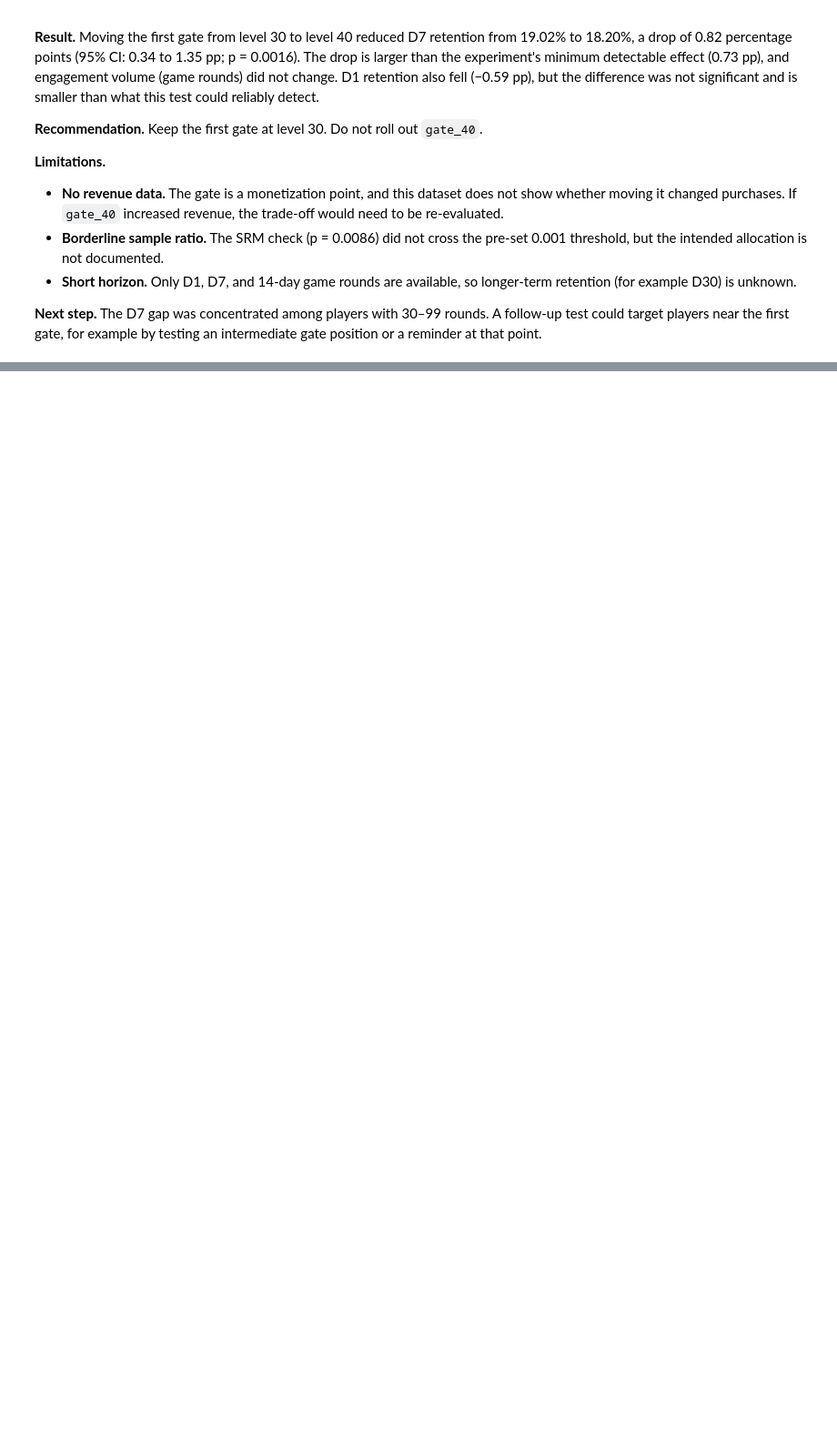
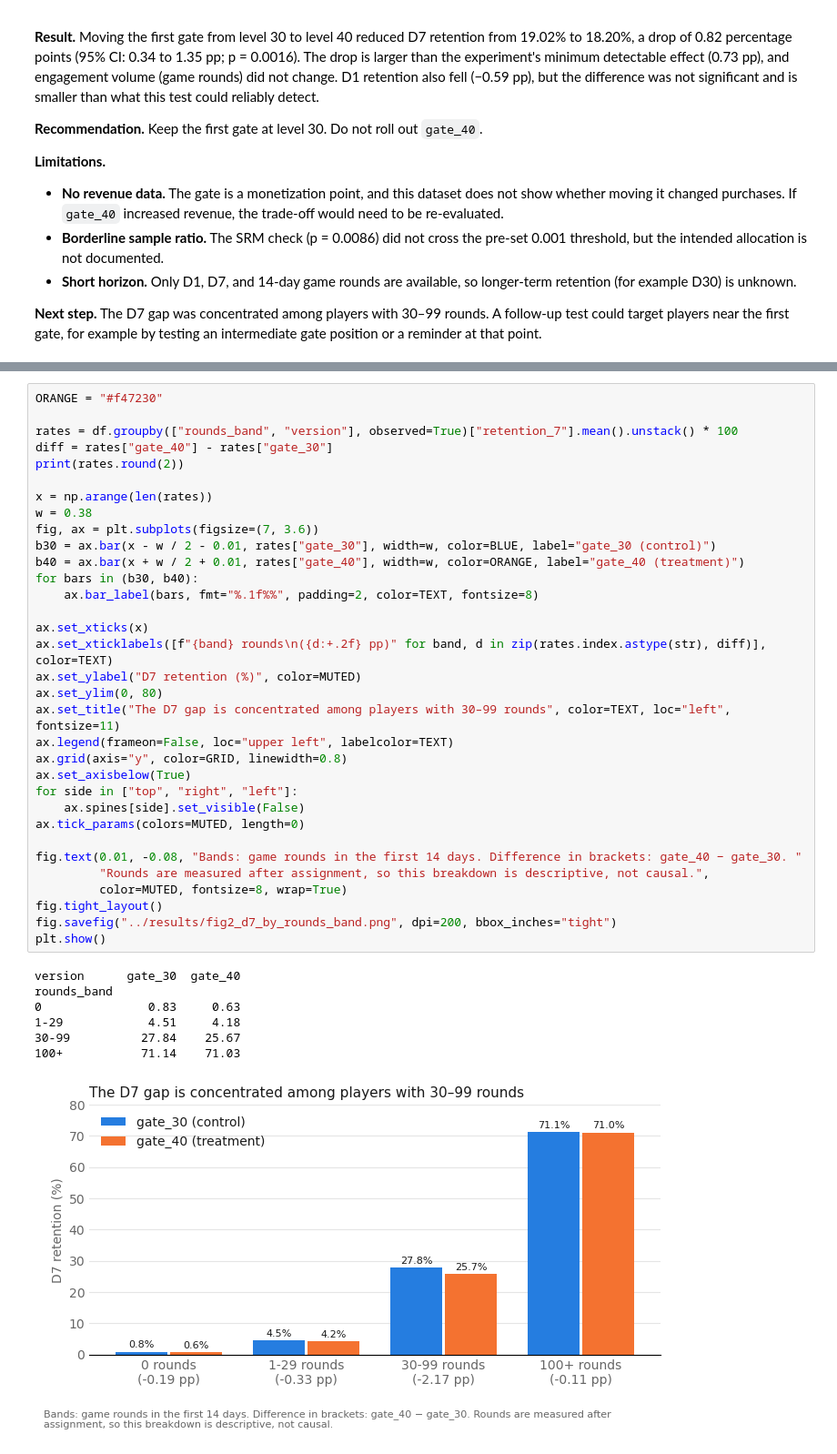
Before and after one commit to KFCkfckfc123/mobile-game-product-analytics, a Jupyter notebook: ab-test-cookie-cats/notebooks/01_ab_test_analysis.ipynb, the cells around one changed output, grey strips where cells are left out. Shown at 91% size. Cells and saved outputs as stored; diff of their text form; blank space fills up the shorter version.

```diff
--- a/ab-test-cookie-cats/notebooks/01_ab_test_analysis.ipynb
+++ b/ab-test-cookie-cats/notebooks/01_ab_test_analysis.ipynb
@@ -254,0 +306,41 @@ seg
+# %%
+ORANGE = "#f47230"
+
+rates = df.groupby(["rounds_band", "version"], observed=True)["retention_7"].mean().unstack() * 100
+diff = rates["gate_40"] - rates["gate_30"]
+print(rates.round(2))
+
+x = np.arange(len(rates))
+w = 0.38
+fig, ax = plt.subplots(figsize=(7, 3.6))
+b30 = ax.bar(x - w / 2 - 0.01, rates["gate_30"], width=w, color=BLUE, label="gate_30 (control)")
+b40 = ax.bar(x + w / 2 + 0.01, rates["gate_40"], width=w, color=ORANGE, label="gate_40 (treatment)")
+for bars in (b30, b40):
+    ax.bar_label(bars, fmt="%.1f%%", padding=2, color=TEXT, fontsize=8)
+
+ax.set_xticks(x)
+ax.set_xticklabels([f"{band} rounds\n({d:+.2f} pp)" for band, d in zip(rates.index.astype(str), diff)], color=TEXT)
+ax.set_ylabel("D7 retention (%)", color=MUTED)
+ax.set_ylim(0, 80)
+ax.set_title("The D7 gap is concentrated among players with 30–99 rounds", color=TEXT, loc="left", fontsize=11)
+ax.legend(frameon=False, loc="upper left", labelcolor=TEXT)
+ax.grid(axis="y", color=GRID, linewidth=0.8)
+ax.set_axisbelow(True)
+for side in ["top", "right", "left"]:
+    ax.spines[side].set_visible(False)
+ax.tick_params(colors=MUTED, length=0)
+
+fig.text(0.01, -0.08, "Bands: game rounds in the first 14 days. Difference in brackets: gate_40 − gate_30. "
+         "Rounds are measured after assignment, so this breakdown is descriptive, not causal.",
+         color=MUTED, fontsize=8, wrap=True)
+fig.tight_layout()
+fig.savefig("../results/fig2_d7_by_rounds_band.png", dpi=200, bbox_inches="tight")
+plt.show()
+# %% [output]
+version      gate_30  gate_40
+rounds_band
+0               0.83     0.63
+1-29            4.51     4.18
+30-99          27.84    25.67
+100+           71.14    71.03
+[figure, added]
```
Also changed, not shown: parts of 1 cell of this notebook.
